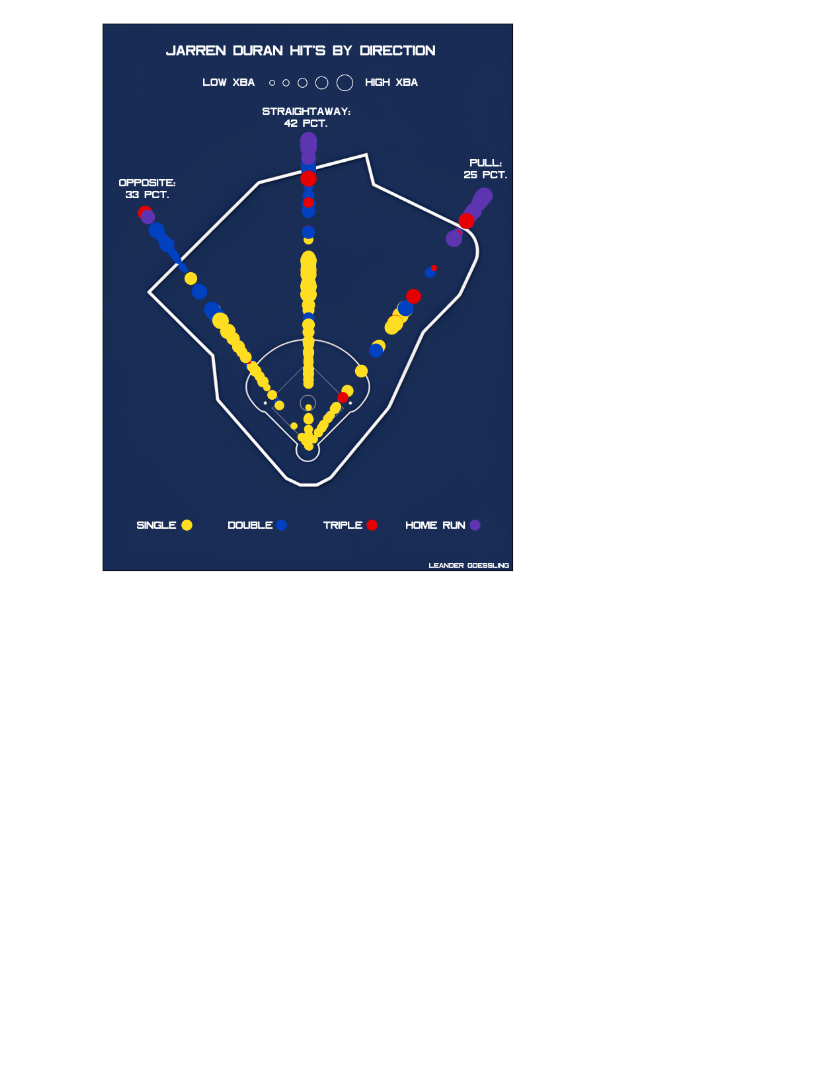
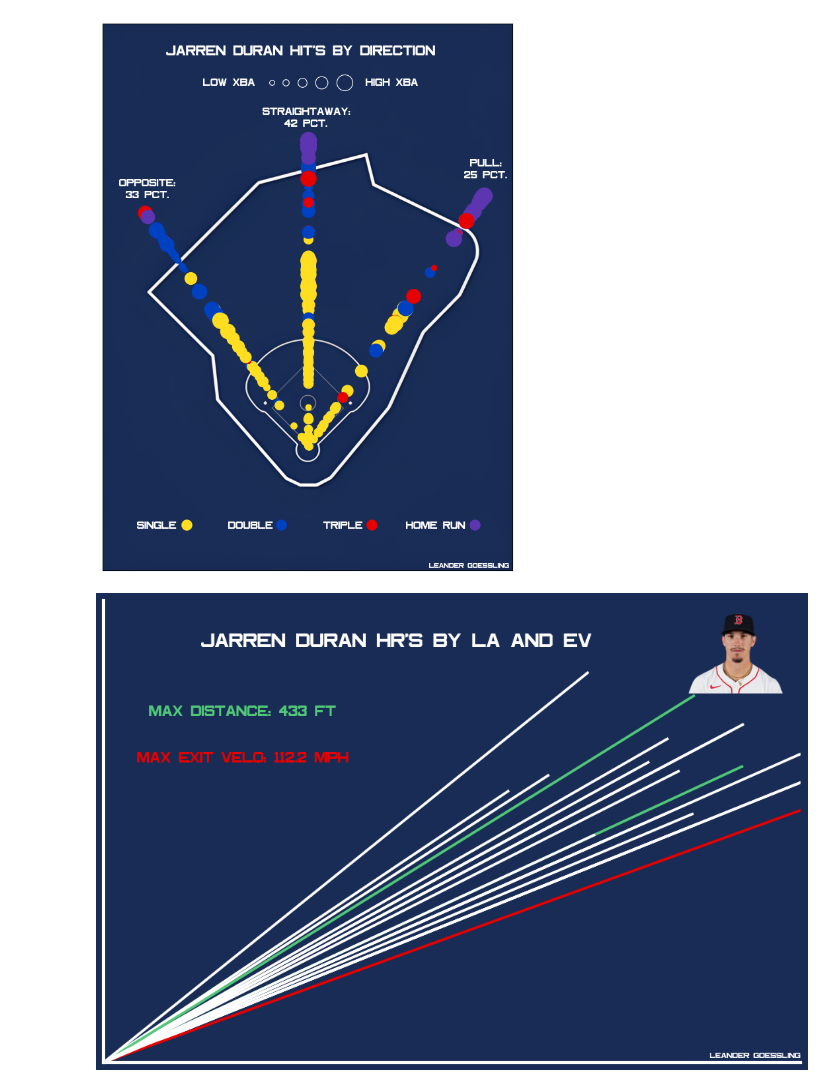
Before and after one commit to leandergo/jarren_duran_visuals, a Jupyter notebook: jarren_duran_visuals.ipynb, the cells around one changed output. Drawn from its saved outputs; the diff is of its cells as text; code cells hidden in the pictures; blank space fills up the shorter version.

Commit message:
exit velo and launch angle graph

```diff
--- a/jarren_duran_visuals.ipynb
+++ b/jarren_duran_visuals.ipynb
@@ -111,7 +111,7 @@ df_bip = df_bip.drop("fld_team_id", axis=1)
 # df_bip = df_bip.drop(['hit', 'is_1b', 'is_2b', 'is_3b', 'is_hr'], axis=1)
 # %%
 print(df_bip['event'].unique())
-# df_only_hits = df_bip[df_bip['hit'] == 1]
+df_only_hits = df_bip[df_bip['hit'] == 1]
 # %% [output]
 ['field_out' 'single' 'double' 'triple' 'grounded_into_double_play'
  'field_error' 'home_run' 'force_out' 'sac_fly' 'fielders_choice_out'
@@ -228,3 +226,65 @@ plt.savefig('jarren_duran_1.png', bbox_inches='tight')
 plt.show()
 # %% [output]
 [figure]
+# %%
+df_only_hrs = df_only_hits[df_only_hits['event'] == 'home_run']
+def la_ev_graph(row_idx):
+    row_vals = df_only_hrs.loc[row_idx,:]
+    ev = row_vals['ev']
+    la = row_vals['la']
+    # scale ev
+    # multiply y by factor of 1.5 to fit with graph scale
+    scaled_ev = 0.7 + ((ev - 99.8) / (112.2 - 99.8)) * (1.2 - 0.7)
+    x_coord = scaled_ev*np.cos(la*np.pi/180)
+    y_coord = scaled_ev*np.sin(la*np.pi/180)*1.5
+    return x_coord, y_coord, ev, row_vals['dist']
+max_ev = max(df_only_hrs['ev'])
+max_dist = max(df_only_hrs['dist'])
+# %%
+fig, ax = plt.subplots(figsize=(12, 8))
+background_color = "#192c55"
+img = mpimg.imread('jarren_duran_headshot.png')
+
+ax.set_xlabel('')
+ax.set_ylabel('')
+ax.spines['top'].set_visible(False)
+ax.spines['right'].set_visible(False)
+ax.spines['bottom'].set_color('white')
+ax.spines['bottom'].set_linewidth(3)
+ax.spines['left'].set_color('white')
+ax.spines['left'].set_linewidth(3)
+
+# Remove ticks and tick labels
+ax.tick_params(bottom=False, left=False, labelbottom=False, labelleft=False)
+fig.patch.set_facecolor(background_color)
+ax.set_facecolor(background_color)
+
+ax.text(0.42, 0.9, "jarren duran hr's by la and ev", ha='center', fontsize=20, color="white", fontproperties=font_props)
+
+ax.set_xlim(0, 1)
+ax.set_ylim(0, 1)
+
+ax2 = fig.add_axes([0.755, 0.725, 0.15, 0.15])  # Position ax2 to overlap with ax1
+ax2.imshow(img)  # Display image with transparency
+ax2.axis('off')
+
+ax.text(0.2, 0.75, f"max distance: {max_dist} ft", ha='center', fontsize=15, color="#50C878", fontproperties=font_props)
+ax.text(0.2, 0.65, f"max exit velo: {max_ev} mph", ha='center', fontsize=15, color="#e60000", fontproperties=font_props)
+
+
+for idx in df_only_hrs.index:
+    values = la_ev_graph(idx)
+    if values[2] == max_ev:
+        ax.plot([0, values[0]], [0, values[1]], color='#e60000', linewidth=2.5)
+    elif values[3] == max_dist:
+        ax.plot([0, values[0]], [0, values[1]], color='#50C878', linewidth=2.5)
+    else:
+        ax.plot([0, values[0]], [0, values[1]], color="white", linewidth=2.5)
+
+
+# Signature
+ax.text(1, 0.01, "leander goessling", ha='right', fontsize=8, color="white", fontproperties=font_props)
+
+plt.show()
+# %% [output]
+[figure, added]
```
Also changed, not shown: parts of 1 cell of this notebook, 1 other file.
